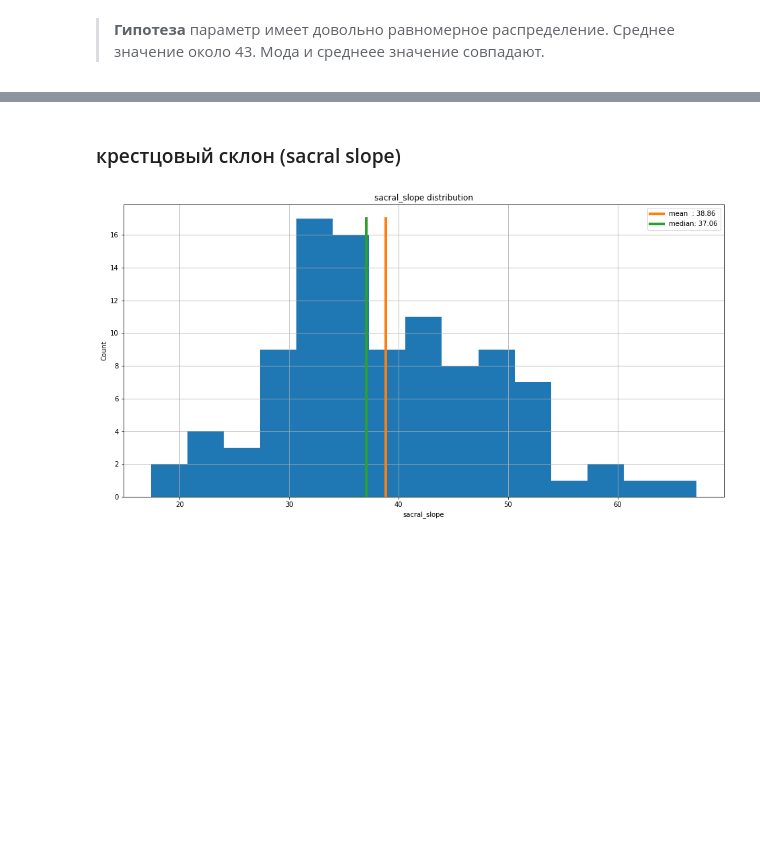
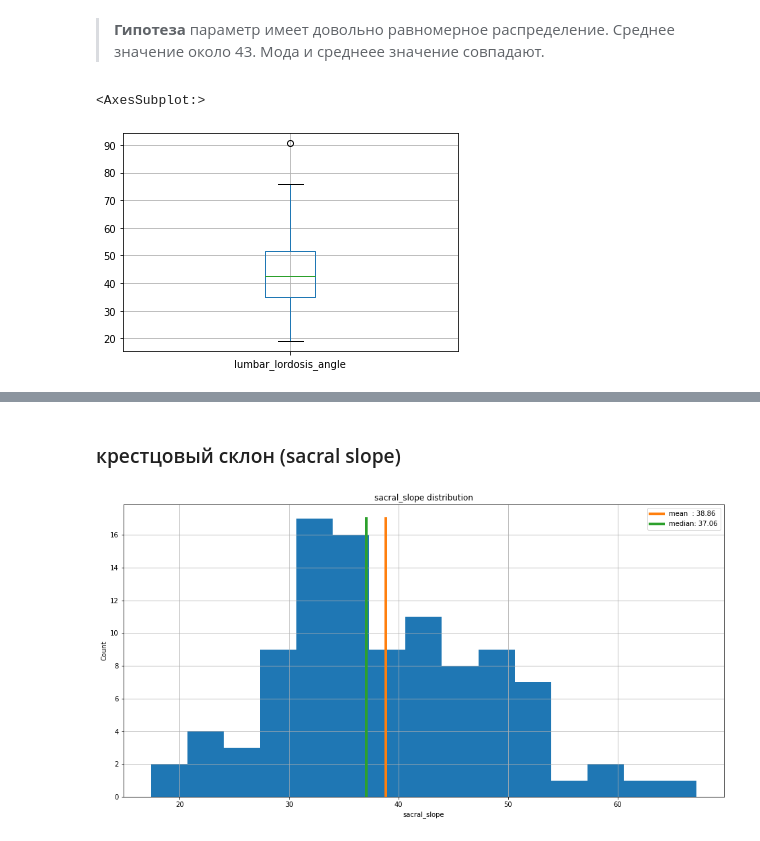
Before and after one commit to alex-chin/gb_prob_stat, a Jupyter notebook: project/ortho_pats.ipynb, the cells around one changed output, grey strips where cells are left out. Cells and saved outputs as stored; diff of their text form; code cells hidden in the pictures; blank space fills up the shorter version.

```diff
--- a/project/ortho_pats.ipynb
+++ b/project/ortho_pats.ipynb
@@ -159,2 +189,7 @@ first_look(df_norm['lumbar_lordosis_angle'], bins=20)
 # %% [markdown]
 > **Гипотеза** параметр имеет довольно равномерное распределение. Среднее значение около 43. Мода и среднеее значение совпадают.
+# %%
+df_norm.boxplot(column='lumbar_lordosis_angle')
+# %% [output]
+<AxesSubplot:>
+[figure, added]
```
Also changed, not shown: parts of 16 cells of this notebook.
